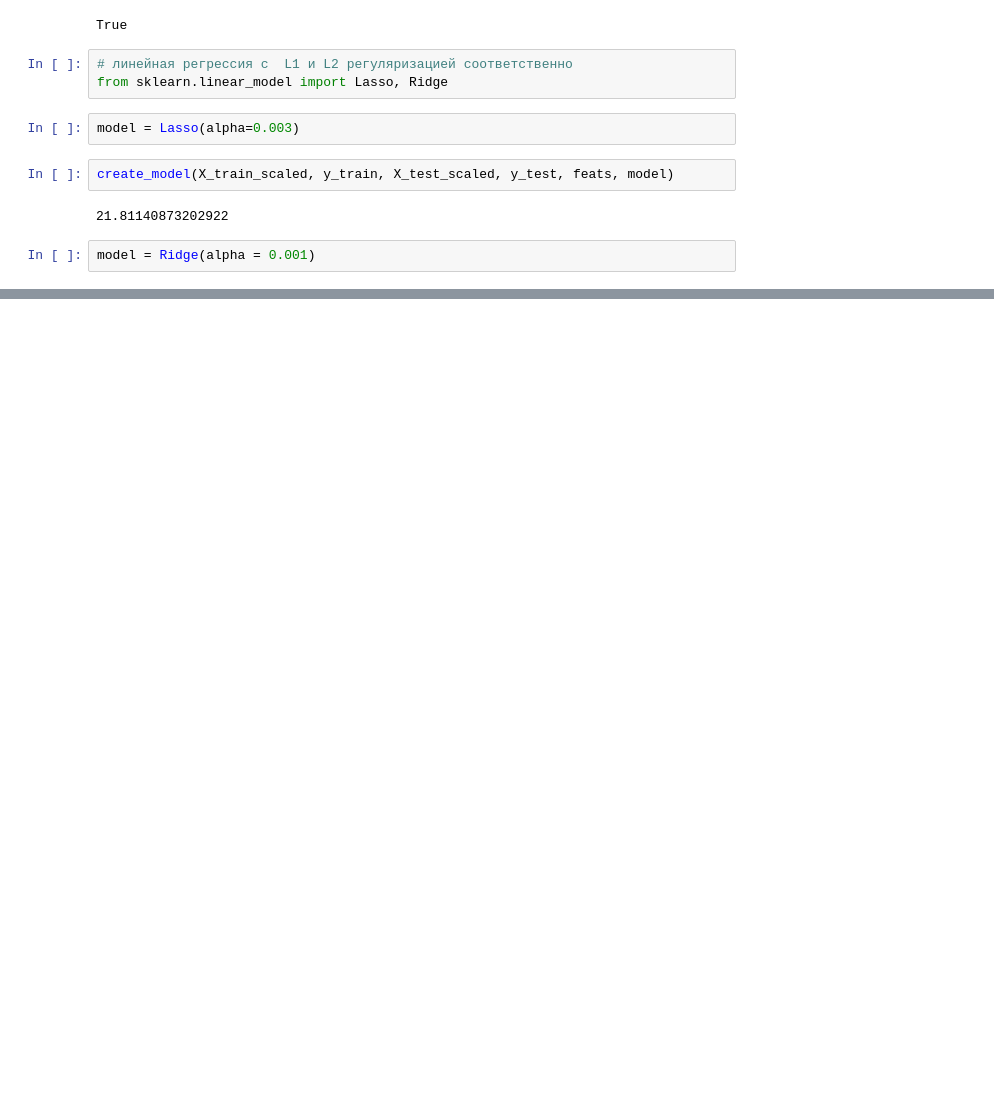
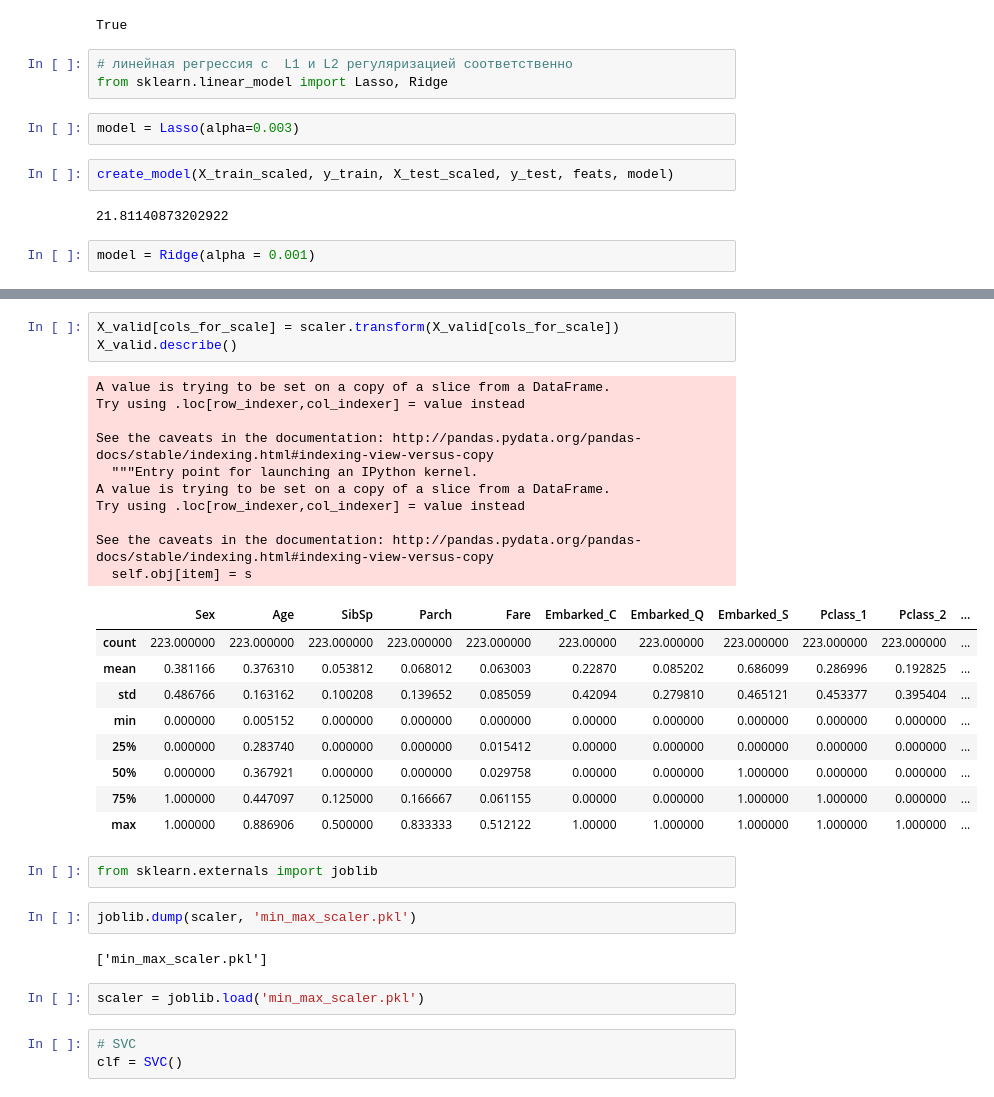
Before and after one commit to vanpnkv/python_data, a Jupyter notebook: Webinars/scikit-learn.ipynb, the cells around one changed output, grey strips where cells are left out. Drawn from its saved outputs; the diff is of its cells as text; blank space fills up the shorter version.

```diff
--- a/Webinars/scikit-learn.ipynb
+++ b/Webinars/scikit-learn.ipynb
@@ -274,0 +607,34 @@ create_model(X_train_scaled, y_train, X_test_scaled, y_test, feats, model)
+# %%
+X_valid[cols_for_scale] = scaler.transform(X_valid[cols_for_scale])
+X_valid.describe()
+# %% [output]
+A value is trying to be set on a copy of a slice from a DataFrame.
+Try using .loc[row_indexer,col_indexer] = value instead
+
+See the caveats in the documentation: http://pandas.pydata.org/pandas-docs/stable/indexing.html#indexing-view-versus-copy
+  """Entry point for launching an IPython kernel.
+A value is trying to be set on a copy of a slice from a DataFrame.
+Try using .loc[row_indexer,col_indexer] = value instead
+
+See the caveats in the documentation: http://pandas.pydata.org/pandas-docs/stable/indexing.html#indexing-view-versus-copy
+  self.obj[item] = s
+|  | Sex | Age | SibSp | Parch | Fare | Embarked_C | Embarked_Q | Embarked_S | Pclass_1 | Pclass_2 | ... |
+| count | 223.000000 | 223.000000 | 223.000000 | 223.000000 | 223.000000 | 223.00000 | 223.000000 | 223.000000 | 223.000000 | 223.000000 | ... |
+| mean | 0.381166 | 0.376310 | 0.053812 | 0.068012 | 0.063003 | 0.22870 | 0.085202 | 0.686099 | 0.286996 | 0.192825 | ... |
+| std | 0.486766 | 0.163162 | 0.100208 | 0.139652 | 0.085059 | 0.42094 | 0.279810 | 0.465121 | 0.453377 | 0.395404 | ... |
+| min | 0.000000 | 0.005152 | 0.000000 | 0.000000 | 0.000000 | 0.00000 | 0.000000 | 0.000000 | 0.000000 | 0.000000 | ... |
+| 25% | 0.000000 | 0.283740 | 0.000000 | 0.000000 | 0.015412 | 0.00000 | 0.000000 | 0.000000 | 0.000000 | 0.000000 | ... |
+| 50% | 0.000000 | 0.367921 | 0.000000 | 0.000000 | 0.029758 | 0.00000 | 0.000000 | 1.000000 | 0.000000 | 0.000000 | ... |
+| 75% | 1.000000 | 0.447097 | 0.125000 | 0.166667 | 0.061155 | 0.00000 | 0.000000 | 1.000000 | 1.000000 | 0.000000 | ... |
+| max | 1.000000 | 0.886906 | 0.500000 | 0.833333 | 0.512122 | 1.00000 | 1.000000 | 1.000000 | 1.000000 | 1.000000 | ... |
+# %%
+from sklearn.externals import joblib
+# %%
+joblib.dump(scaler, 'min_max_scaler.pkl')
+# %% [output]
+['min_max_scaler.pkl']
+# %%
+scaler = joblib.load('min_max_scaler.pkl')
+# %%
+# SVC
+clf = SVC()
```
Also changed, not shown: parts of 56 cells of this notebook.
